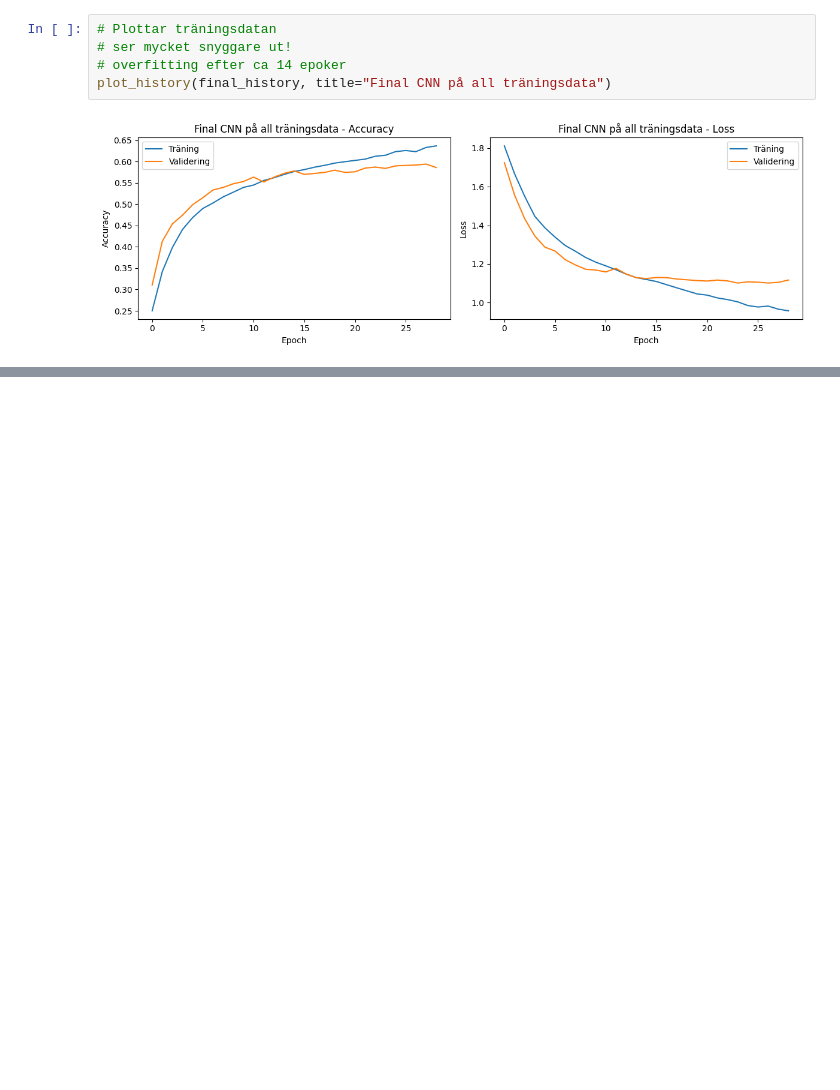
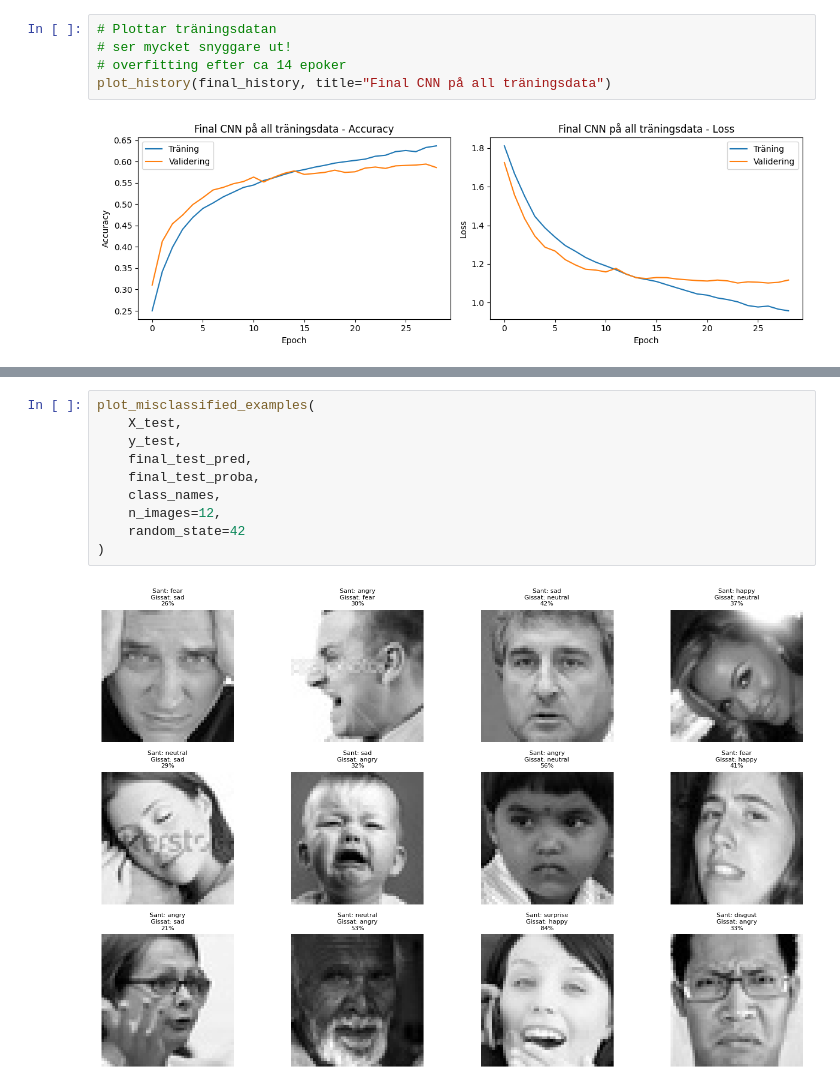
Before and after one commit to EliWei/CNN_individual_assignment, a Jupyter notebook: fer_klassificering.ipynb, the cells around one changed output, grey strips where cells are left out. Cells and saved outputs as stored; diff of their text form; blank space fills up the shorter version.

```diff
--- a/fer_klassificering.ipynb
+++ b/fer_klassificering.ipynb
@@ -783,0 +838,12 @@ plot_history(final_history, title="Final CNN på all träningsdata")
+# %%
+plot_misclassified_examples(
+    X_test,
+    y_test,
+    final_test_pred,
+    final_test_proba,
+    class_names,
+    n_images=12,
+    random_state=42
+)
+# %% [output]
+[figure, added]
```
Also changed, not shown: parts of 12 cells of this notebook, 1 other file.
